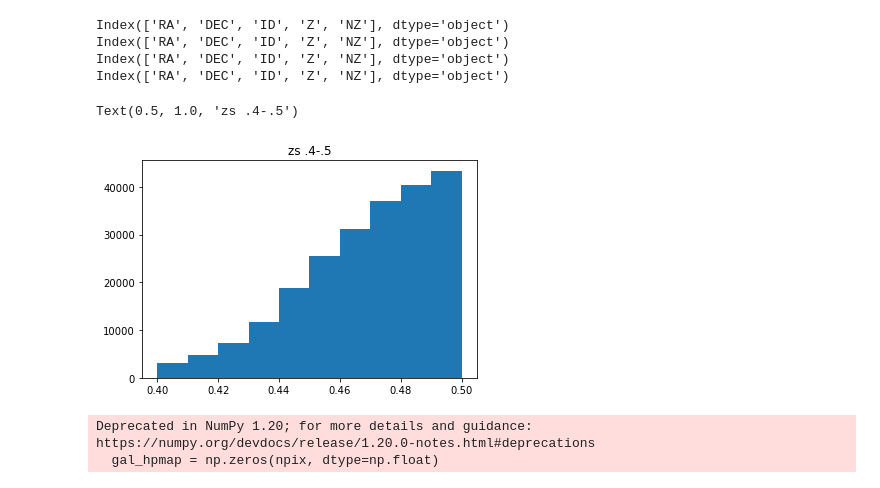
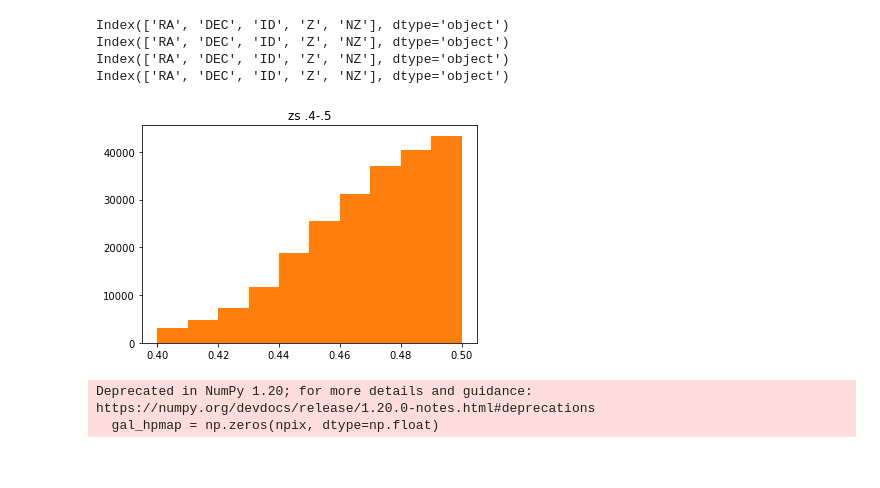
Before and after one commit to sbrriver/cibcmasscross, a Jupyter notebook: notebooks/dataprepfr.ipynb, the cells around one changed output. Saved outputs shown, nothing was run; the diff lists cells and outputs as text; code cells hidden in the pictures.

```diff
--- a/notebooks/dataprepfr.ipynb
+++ b/notebooks/dataprepfr.ipynb
@@ -88,7 +88,8 @@ Index(['RA', 'DEC', 'ID', 'Z', 'NZ'], dtype='object')
 # %%
 zs = modtot['Z']
 plt.hist(zs)
 plt.title('zs .4-.5')
+rawr = pd.DataFrame(plt.hist(zs))
+rawr.to_csv('hhh.csv')
 # %% [output]
-Text(0.5, 1.0, 'zs .4-.5')
-[figure, old version]
+[figure, new version]
```
Also changed, not shown: parts of 1 cell of this notebook, 2 other files.
